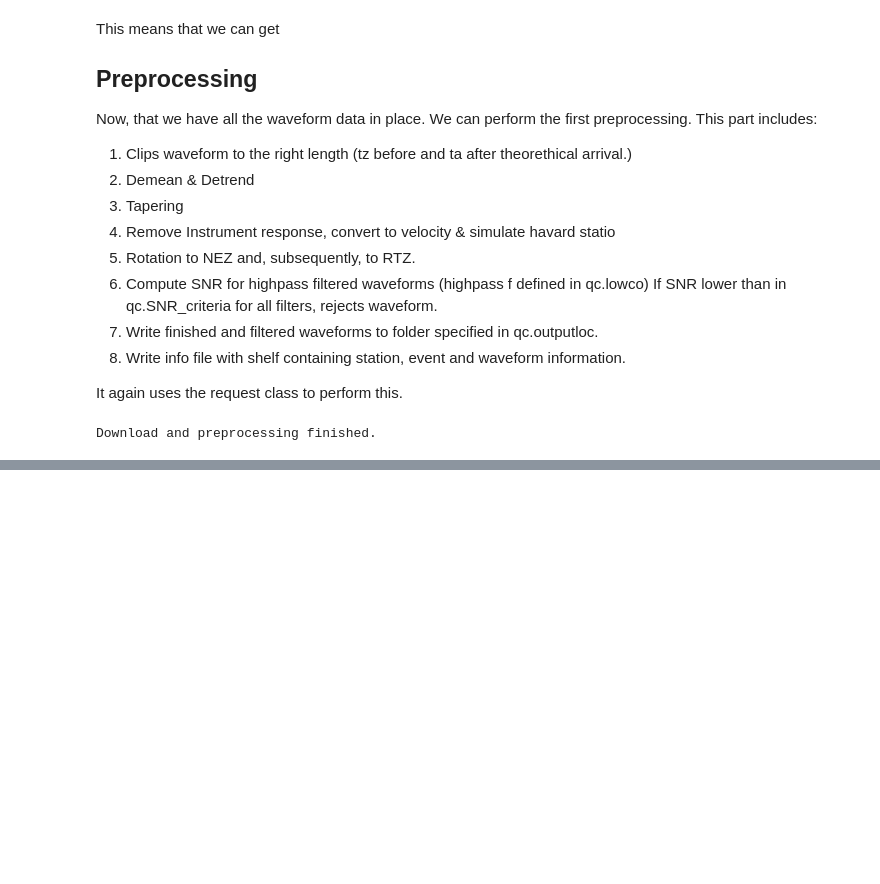
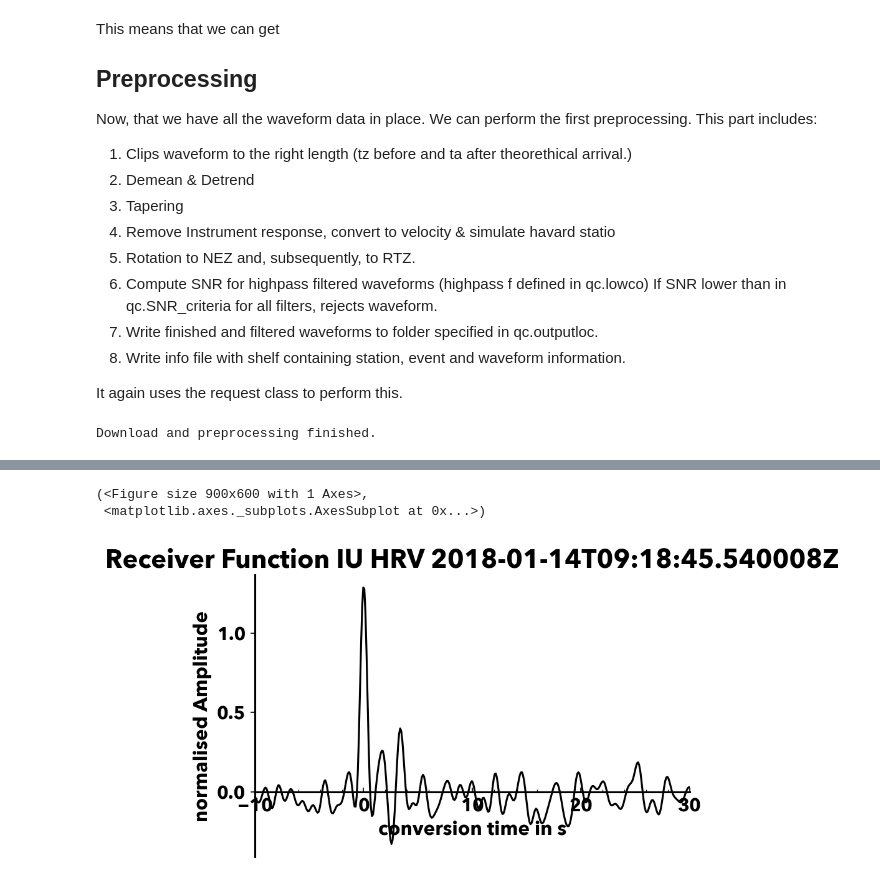
Before and after one commit to PyGLImER/PyGLImER, a Jupyter notebook: examples/00_DataCollection.ipynb, the cells around one changed output, grey strips where cells are left out. Saved outputs shown, nothing was run; the diff lists cells and outputs as text; code cells hidden in the pictures; blank space fills up the shorter version.

```diff
--- a/examples/00_DataCollection.ipynb
+++ b/examples/00_DataCollection.ipynb
@@ -247,4 +278,6 @@ Download and preprocessing finished.
 # %%
-from obspy import read
+from utils.plot_utils import set_mpl_params
+from pyglimer.rf.create import read_rf
+set_mpl_params()
 
-st = read("database/RF/P/IU/HRV/IU.HRV.2018092T134030.sac")
+rfst = read_rf("database/RF/P/IU/HRV/*.sac")
@@ -268,0 +291,6 @@ mtz2.plot()
+# %%
+rfst[0].plot()
+# %% [output]
+(<Figure size 900x600 with 1 Axes>,
+ <matplotlib.axes._subplots.AxesSubplot at 0x...>)
+[figure, added]
```
Also changed, not shown: parts of 13 cells of this notebook, 2 other files.
